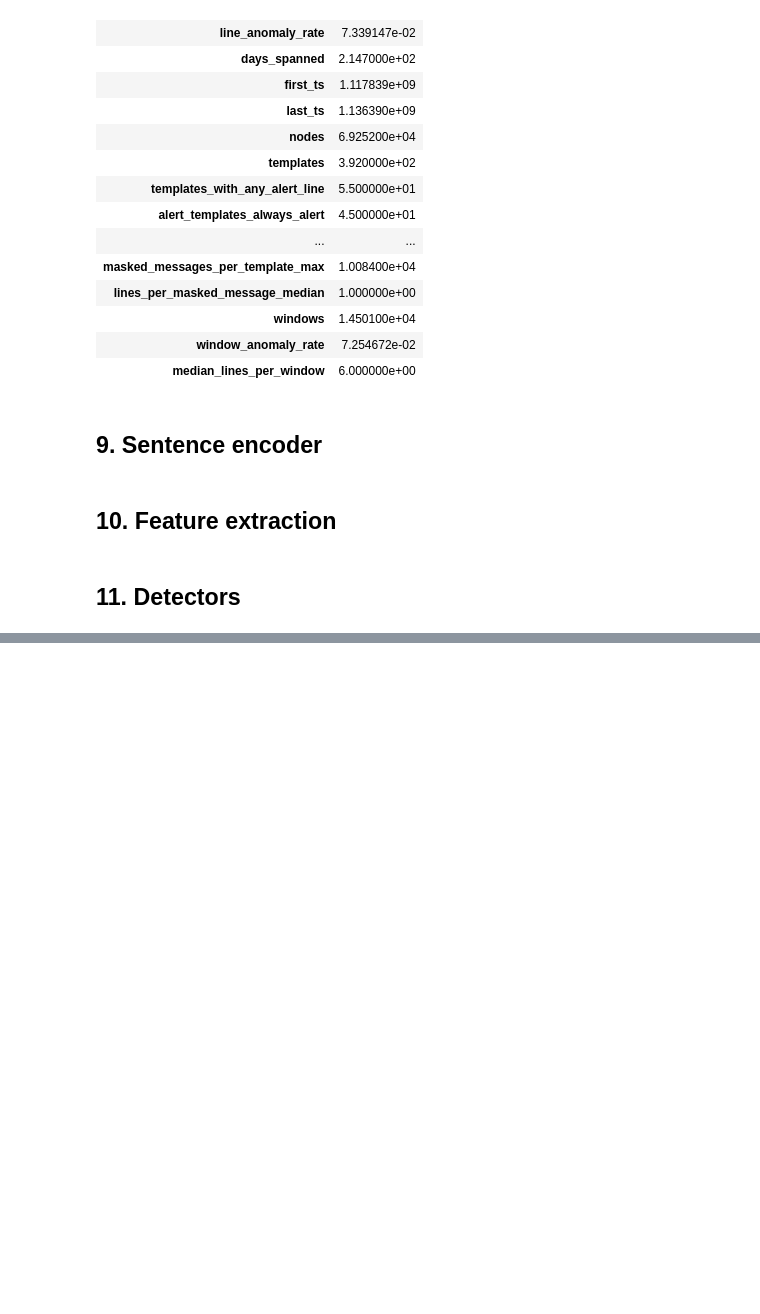
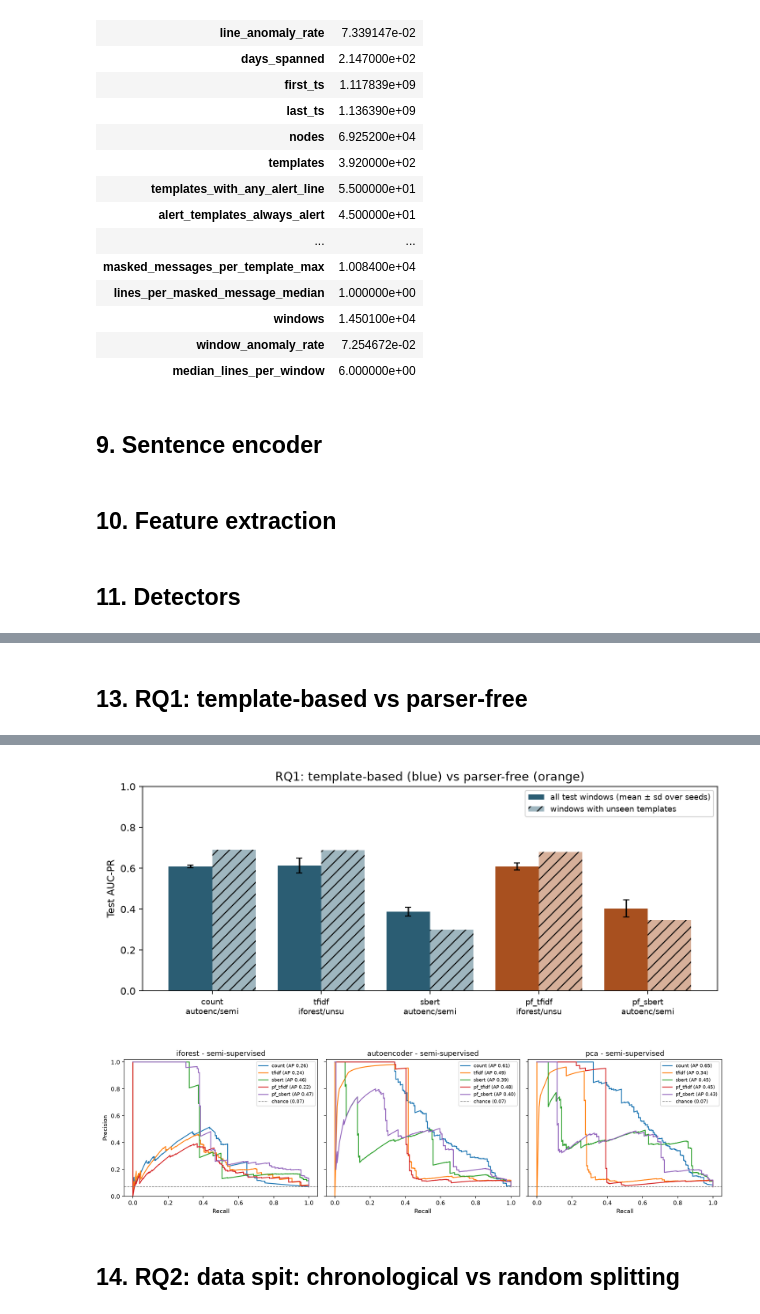
Before and after one commit to ShreyaB143/COS802-Project, a Jupyter notebook: notebooks/01_pipeline.ipynb, the cells around one changed output, grey strips where cells are left out. Saved outputs shown, nothing was run; the diff lists cells and outputs as text; code cells hidden in the pictures; blank space fills up the shorter version.

```diff
--- a/notebooks/01_pipeline.ipynb
+++ b/notebooks/01_pipeline.ipynb
@@ -714,0 +734,36 @@ def severity_rule_scores() -> np.ndarray:
+# %% [markdown]
+## 13. RQ1: template-based vs parser-free
+# %%
+STOCHASTIC = {"iforest", "autoencoder"}     # detectors whose result depends on the seed
+SD_COLS = ["val_auc_pr", "auc_pr", "auc_pr_novel", "precision", "recall", "f1", "false_alarms_per_day"]
+
+def fit_mask(split: np.ndarray, regime: str) -> np.ndarray:
+    train = split == "train"
+    return train & (y == 0) if regime == "semi_supervised" else train
+
+def novel_windows() -> np.ndarray:
+    C = counts["template"]
+    unseen = np.asarray(C[split == "train"].sum(axis=0)).ravel() == 0
+    return np.asarray(C[:, unseen].sum(axis=1)).ravel() > 0
+
+def score_row(s: np.ndarray, novel: np.ndarray, **ident) -> dict:
+    val, test = split == "val", split == "test"
+    thr = best_f1_threshold(y[val], s[val])
+    row = {**ident, "val_auc_pr": average_precision_score(y[val], s[val]) if y[val].any() else np.nan}
+    row.update(evaluate(y[test], s[test], thr, span_days(meta[test])))
+    sub = test & novel
+    row["n_novel_test_windows"] = int(sub.sum())
+    row["auc_pr_novel"] = average_precision_score(y[sub], s[sub]) if 0 < y[sub].sum() < sub.sum() else np.nan
+    return row
+
+def average_over_seeds(rows: list[dict]) -> dict:
+    df = pd.DataFrame(rows)
+    out = {k: v for k, v in rows[0].items() if k != "seed"}
+    for col in df.columns:
+        if col != "seed" and pd.api.types.is_numeric_dtype(df[col]):
+            out[col] = float(df[col].mean())
+    for col in SD_COLS:
+        if col in df:
+            out[f"{col}_sd"] = float(df[col].std(ddof=1)) if len(df) > 1 else 0.0
+    out["n_seeds"] = len(df)
+    return out
@@ -714,0 +864,10 @@ def severity_rule_scores() -> np.ndarray:
+# %%
+with timer("experiments (RQ1)"):
+    results = run_experiments()
+    plot_results(results, pd.read_parquet(RESULTS / "window_scores.parquet"))
+cols = ["representation", "feature_set", "model", "regime", "val_auc_pr", "auc_pr", "auc_pr_sd", "auc_pr_novel",
+        "f1", "false_alarms_per_day", "n_seeds"]
+display(results.sort_values("val_auc_pr", ascending=False)[cols].round(3))
+display(Image(FIGURES / "rq1_template_vs_parser_free.png"))
+display(Image(FIGURES / "pr_curves_test.png"))
+# %% [output]
@@ -714,0 +930,4 @@ def severity_rule_scores() -> np.ndarray:
+[figure, added]
+[figure, added]
+# %% [markdown]
+## 14. RQ2: data spit: chronological vs random splitting
```
Also changed, not shown: parts of 5 cells of this notebook, 8 other files.
